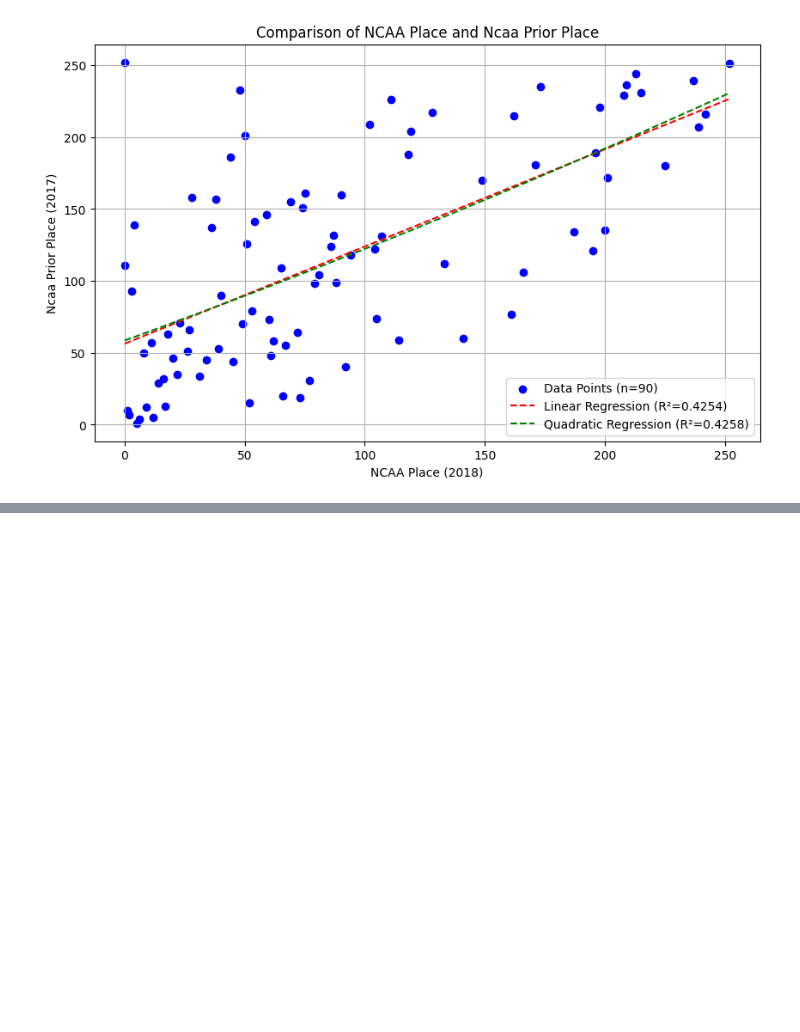
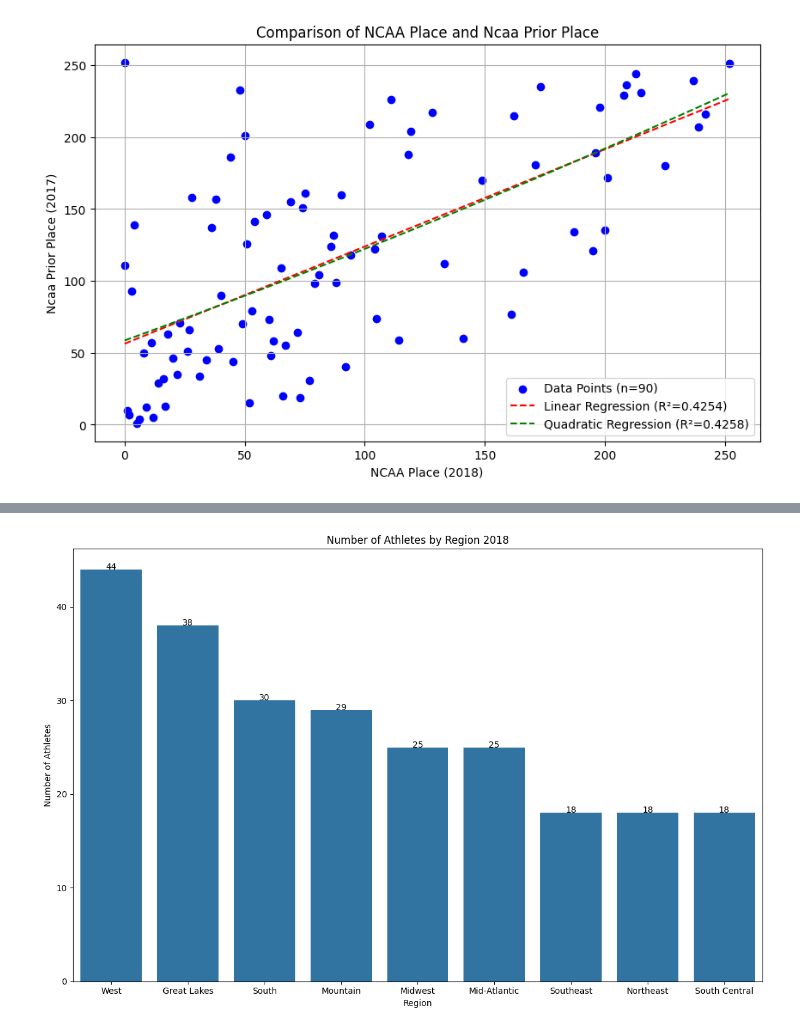
Before and after one commit to LukeLambert11/ncaaProject, a Jupyter notebook: notebooks/women2018.ipynb, the cells around one changed output, grey strips where cells are left out. Cells and saved outputs as stored; diff of their text form; code cells hidden in the pictures; blank space fills up the shorter version.

```diff
--- a/notebooks/women2018.ipynb
+++ b/notebooks/women2018.ipynb
@@ -20,0 +40,4 @@ Quadratic Regression R-squared: 0.4258
+# %%
+athletesByRegion.graph(df, year)
+# %% [output]
+[figure, added]
```
Also changed, not shown: parts of 6 cells of this notebook, 11 other files.
